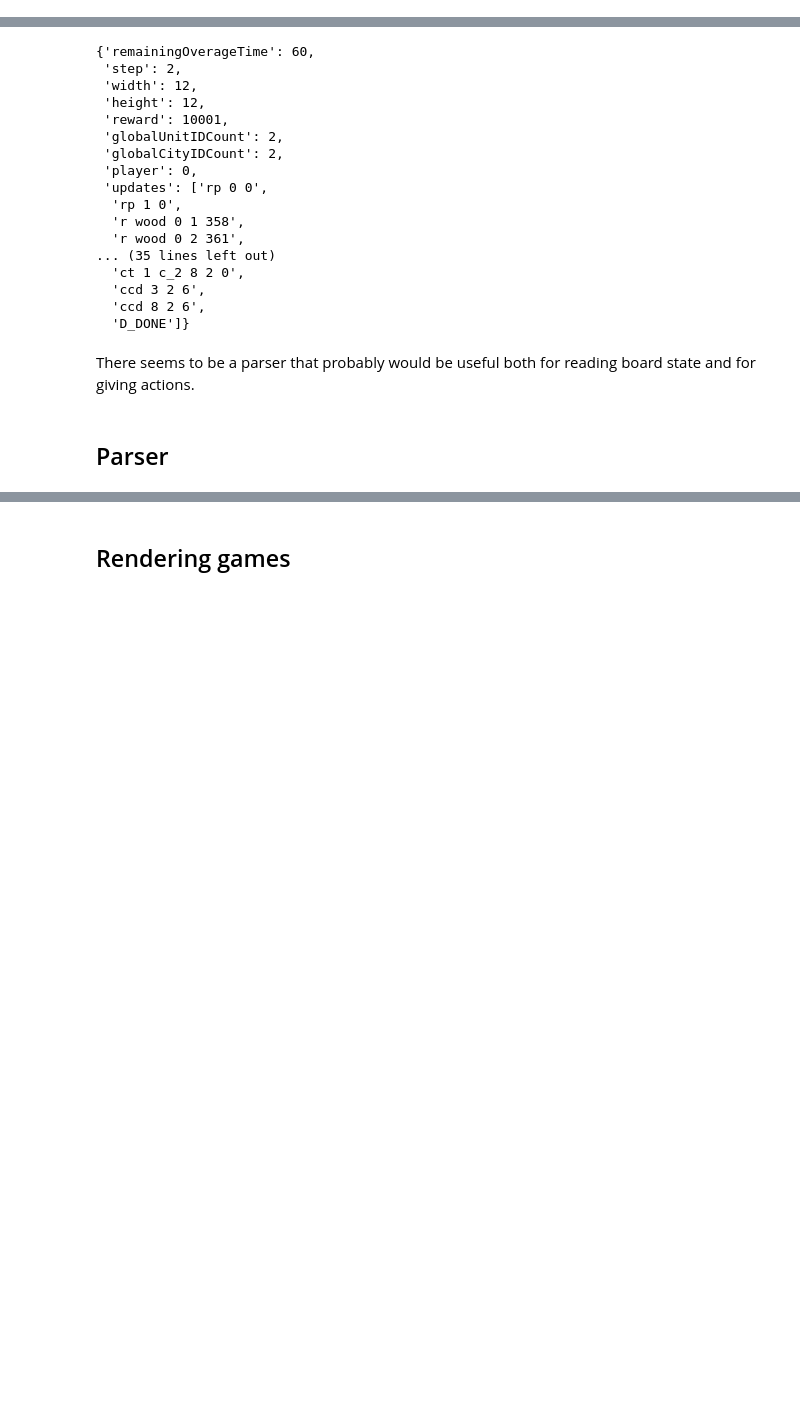
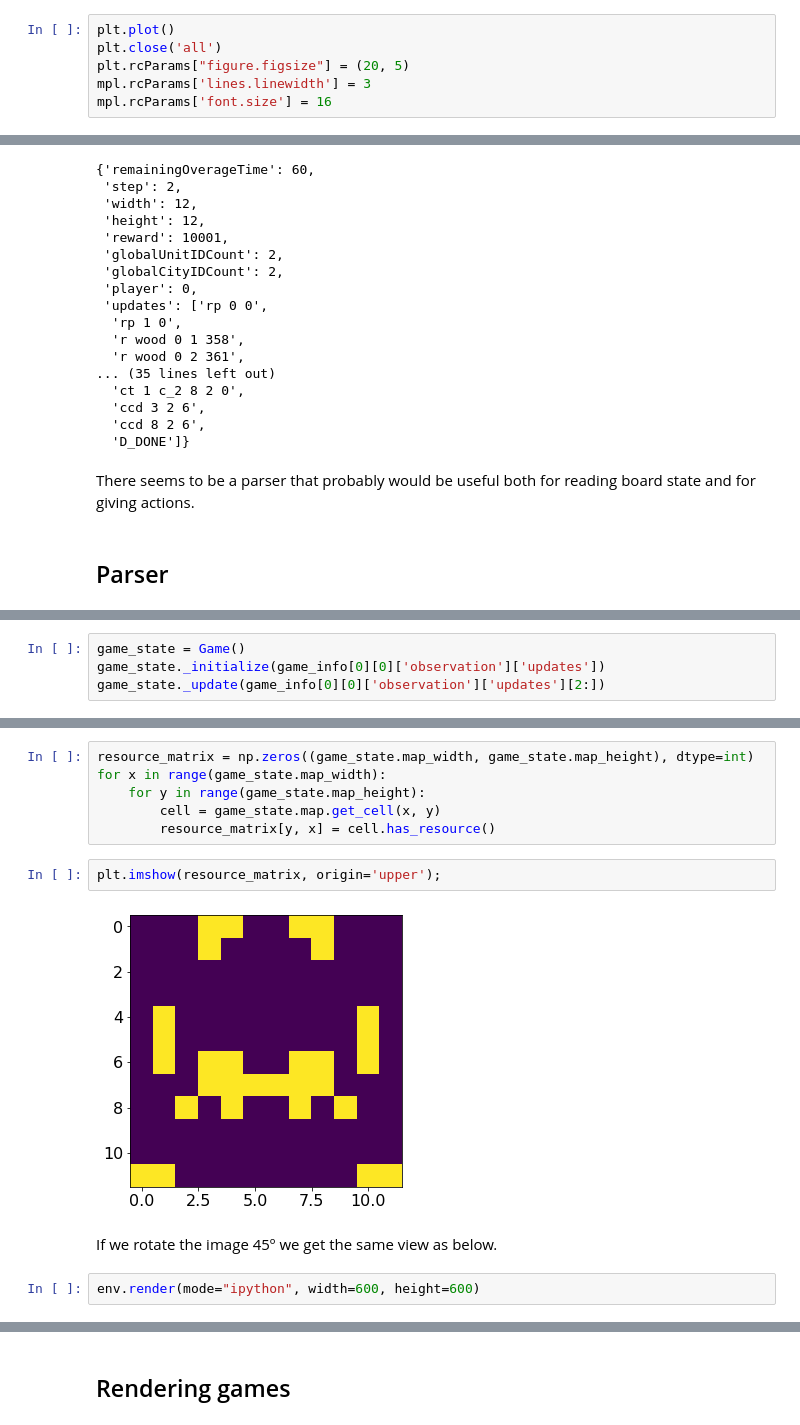
Before and after one commit to ironbar/luxai, a Jupyter notebook: notebooks/001_first_steps.ipynb, the cells around one changed output, grey strips where cells are left out. Drawn from its saved outputs; the diff is of its cells as text; blank space fills up the shorter version.

Commit message:
progress on understanding the game interface

```diff
--- a/notebooks/001_first_steps.ipynb
+++ b/notebooks/001_first_steps.ipynb
@@ -12,3 +15,9 @@ Loading environment football failed: No module named 'gfootball'
+# %%
+plt.plot()
+plt.close('all')
+plt.rcParams["figure.figsize"] = (20, 5)
+mpl.rcParams['lines.linewidth'] = 3
+mpl.rcParams['font.size'] = 16
 # %% [markdown]
 ## Simple game
 # %%
@@ -195,0 +217,4 @@ There seems to be a parser that probably would be useful both for reading board
+# %%
+game_state = Game()
+game_state._initialize(game_info[0][0]['observation']['updates'])
+game_state._update(game_info[0][0]['observation']['updates'][2:])
@@ -195,0 +232,14 @@ There seems to be a parser that probably would be useful both for reading board
+# %%
+resource_matrix = np.zeros((game_state.map_width, game_state.map_height), dtype=int)
+for x in range(game_state.map_width):
+    for y in range(game_state.map_height):
+        cell = game_state.map.get_cell(x, y)
+        resource_matrix[y, x] = cell.has_resource()
+# %%
+plt.imshow(resource_matrix, origin='upper');
+# %% [output]
+[figure, added]
+# %% [markdown]
+If we rotate the image 45º we get the same view as below.
+# %%
+env.render(mode="ipython", width=600, height=600)
```
Also changed, not shown: parts of 23 cells of this notebook.
